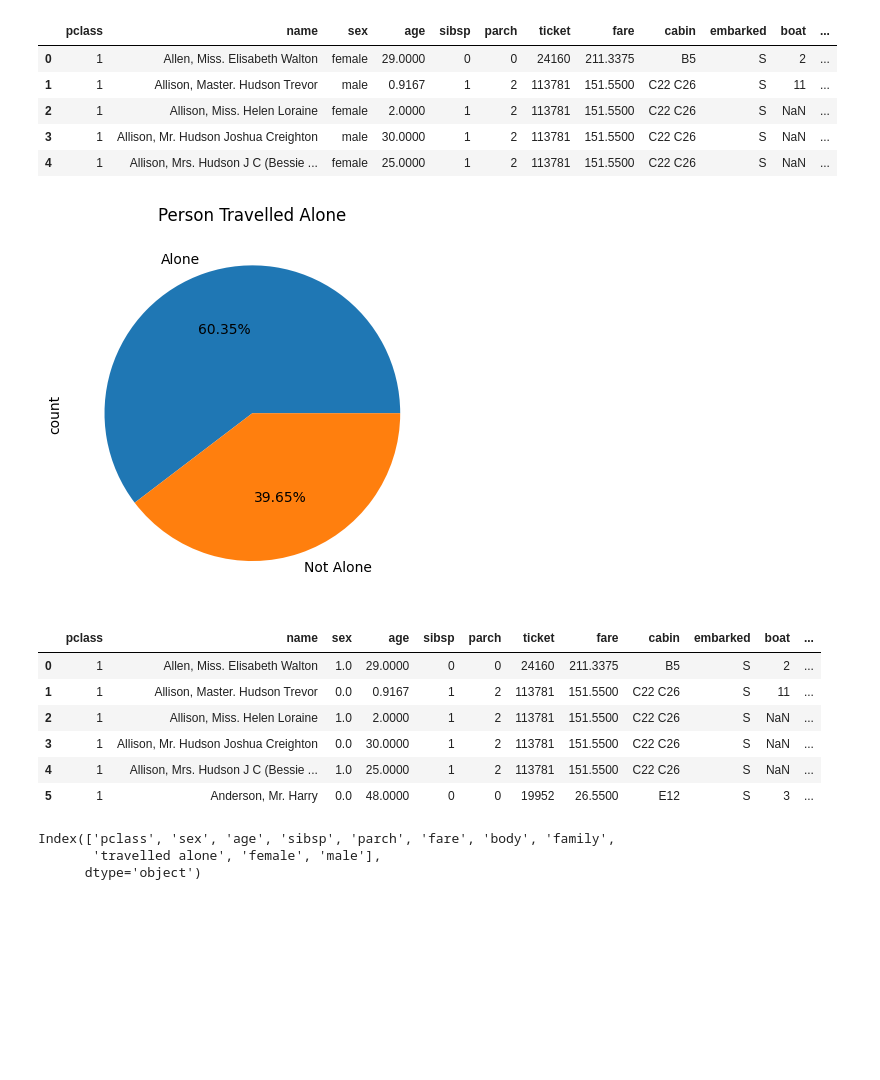
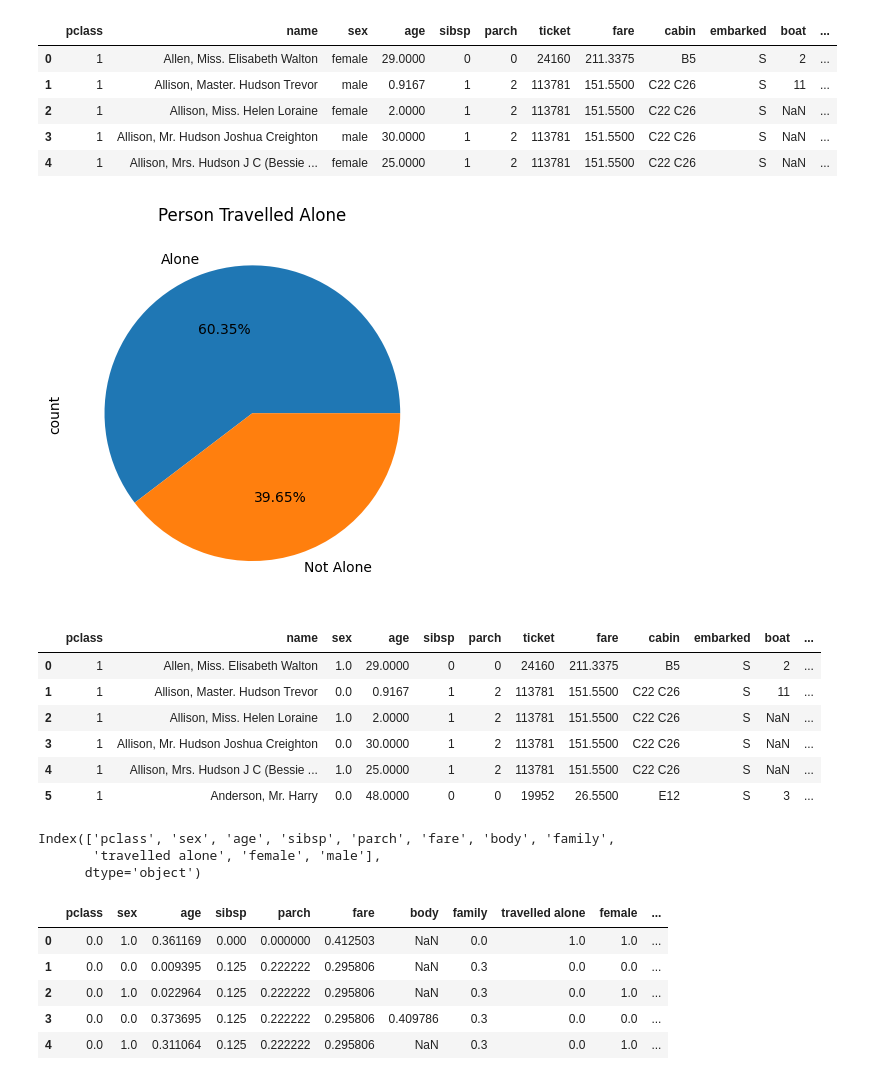
Before and after one commit to vedprakash8721/Abhishek-Data-Science-Portfolio, a Jupyter notebook: SciKit learn/Feature_engineering.ipynb, the cells around one changed output. Saved outputs shown, nothing was run; the diff lists cells and outputs as text; code cells hidden in the pictures; blank space fills up the shorter version.

Commit message:
MinMaxScaler in sklearn

```diff
--- a/SciKit learn/Feature_engineering.ipynb
+++ b/SciKit learn/Feature_engineering.ipynb
@@ -24,30 +24,46 @@ df['family']=df['sibsp']+ df['parch']
 df.loc[df['family']>0,'travelled alone']=0 # if the condition is true then set it as 0 . not travelled alone
 df.loc[df['family']==0,'travelled alone']=1 # if the condition is true then set it as 1 . travelled alone
 df['travelled alone'].map({0:'Not Alone',1:"Alone"}).value_counts().plot(title='Person Travelled Alone',kind='pie',autopct='%1.2f%%')
 plt.show()
 #autopct='%1.2f%%' in this %1 shows integer part .2f shows till two num after decimal %% to represent the percentage because single % has another meaning in python
 
 #Data Encoding: The process of converting categorical/text data into numerical form so that machine learning algorithms can understand and process it.
 # One-Hot Encoding = Representing categorical data as independent binary columns (0/1) instead of a single number.
 df[['female','male']]=OneHotEncoder().fit_transform(df[['sex']]).toarray()
 df[['sex','female','male']].head(6)
 # converting the female and male category into numeric value for ML model training . Now converting the sex column into numeric format
 df['sex']=OneHotEncoder().fit_transform(df[['sex']]).toarray() # for female 1 and for male 0
 display(df.head(6))
 
 #Data Scaling: Data scaling is a data preprocessing technique where we adjust the values of numerical features so that they fall within a similar range.
 from sklearn.preprocessing import StandardScaler
 num_cols=df.select_dtypes(include=['int64','float64','int32']).columns
 display(num_cols)
+ss=StandardScaler()
+df[num_cols]=ss.fit_transform(df[num_cols])
+df[num_cols].describe()
+
+# MinMax Scaler:
+from sklearn.preprocessing import MinMaxScaler
+minmax=MinMaxScaler()
+df[num_cols]=minmax.fit_transform(df[num_cols])
+df[num_cols].head() # these values is quite processable and if you feed this data to model then it could give you accurate results
+# these values are in the range of 0 and 1 hence it easy to track by the model .
 # %% [output]
 [figure]
 |  | pclass | name | sex | age | sibsp | parch | ticket | fare | cabin | embarked | boat | ... |
 | 0 | 1 | Allen, Miss. Elisabeth Walton | 1.0 | 29.0000 | 0 | 0 | 24160 | 211.3375 | B5 | S | 2 | ... |
 | 1 | 1 | Allison, Master. Hudson Trevor | 0.0 | 0.9167 | 1 | 2 | 113781 | 151.5500 | C22 C26 | S | 11 | ... |
 | 2 | 1 | Allison, Miss. Helen Loraine | 1.0 | 2.0000 | 1 | 2 | 113781 | 151.5500 | C22 C26 | S | NaN | ... |
 | 3 | 1 | Allison, Mr. Hudson Joshua Creighton | 0.0 | 30.0000 | 1 | 2 | 113781 | 151.5500 | C22 C26 | S | NaN | ... |
 | 4 | 1 | Allison, Mrs. Hudson J C (Bessie ... | 1.0 | 25.0000 | 1 | 2 | 113781 | 151.5500 | C22 C26 | S | NaN | ... |
 | 5 | 1 | Anderson, Mr. Harry | 0.0 | 48.0000 | 0 | 0 | 19952 | 26.5500 | E12 | S | 3 | ... |
 Index(['pclass', 'sex', 'age', 'sibsp', 'parch', 'fare', 'body', 'family',
        'travelled alone', 'female', 'male'],
       dtype='object')
+|  | pclass | sex | age | sibsp | parch | fare | body | family | travelled alone | female | ... |
+| 0 | 0.0 | 1.0 | 0.361169 | 0.000 | 0.000000 | 0.412503 | NaN | 0.0 | 1.0 | 1.0 | ... |
+| 1 | 0.0 | 0.0 | 0.009395 | 0.125 | 0.222222 | 0.295806 | NaN | 0.3 | 0.0 | 0.0 | ... |
+| 2 | 0.0 | 1.0 | 0.022964 | 0.125 | 0.222222 | 0.295806 | NaN | 0.3 | 0.0 | 1.0 | ... |
+| 3 | 0.0 | 0.0 | 0.373695 | 0.125 | 0.222222 | 0.295806 | 0.409786 | 0.3 | 0.0 | 0.0 | ... |
+| 4 | 0.0 | 1.0 | 0.311064 | 0.125 | 0.222222 | 0.295806 | NaN | 0.3 | 0.0 | 1.0 | ... |
```
Also changed, not shown: 1 other file.
